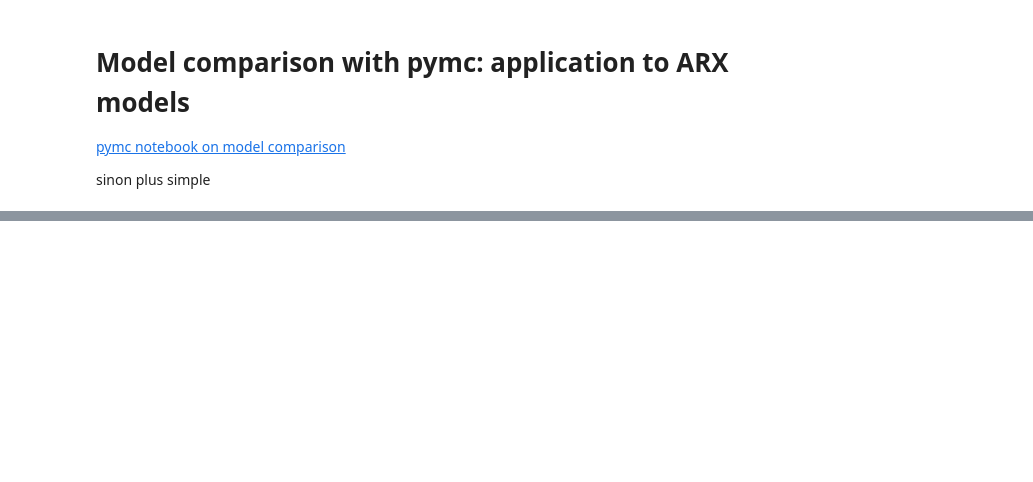
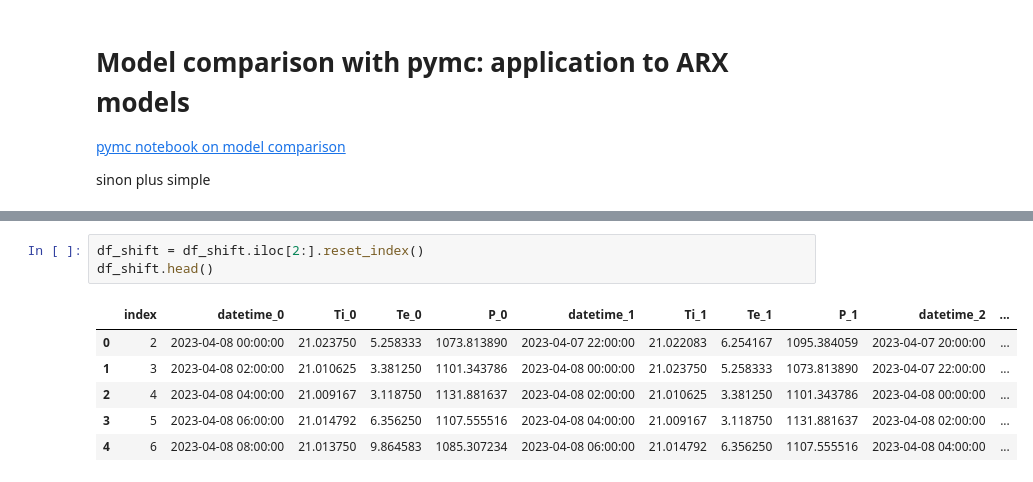
Before and after one commit to srouchier/simurex2024, a Jupyter notebook: 02_arx_selection.ipynb, the cells around one changed output, grey strips where cells are left out. Drawn from its saved outputs; the diff is of its cells as text; blank space fills up the shorter version.

```diff
--- a/02_arx_selection.ipynb
+++ b/02_arx_selection.ipynb
@@ -31,0 +47,10 @@ with pm.Model() as ar2:
+# %%
+df_shift = df_shift.iloc[2:].reset_index()
+df_shift.head()
+# %% [output]
+|  | index | datetime_0 | Ti_0 | Te_0 | P_0 | datetime_1 | Ti_1 | Te_1 | P_1 | datetime_2 | ... |
+| 0 | 2 | 2023-04-08 00:00:00 | 21.023750 | 5.258333 | 1073.813890 | 2023-04-07 22:00:00 | 21.022083 | 6.254167 | 1095.384059 | 2023-04-07 20:00:00 | ... |
+| 1 | 3 | 2023-04-08 02:00:00 | 21.010625 | 3.381250 | 1101.343786 | 2023-04-08 00:00:00 | 21.023750 | 5.258333 | 1073.813890 | 2023-04-07 22:00:00 | ... |
+| 2 | 4 | 2023-04-08 04:00:00 | 21.009167 | 3.118750 | 1131.881637 | 2023-04-08 02:00:00 | 21.010625 | 3.381250 | 1101.343786 | 2023-04-08 00:00:00 | ... |
+| 3 | 5 | 2023-04-08 06:00:00 | 21.014792 | 6.356250 | 1107.555516 | 2023-04-08 04:00:00 | 21.009167 | 3.118750 | 1131.881637 | 2023-04-08 02:00:00 | ... |
+| 4 | 6 | 2023-04-08 08:00:00 | 21.013750 | 9.864583 | 1085.307234 | 2023-04-08 06:00:00 | 21.014792 | 6.356250 | 1107.555516 | 2023-04-08 04:00:00 | ... |
```
Also changed, not shown: parts of 22 cells of this notebook, 9 other files.
